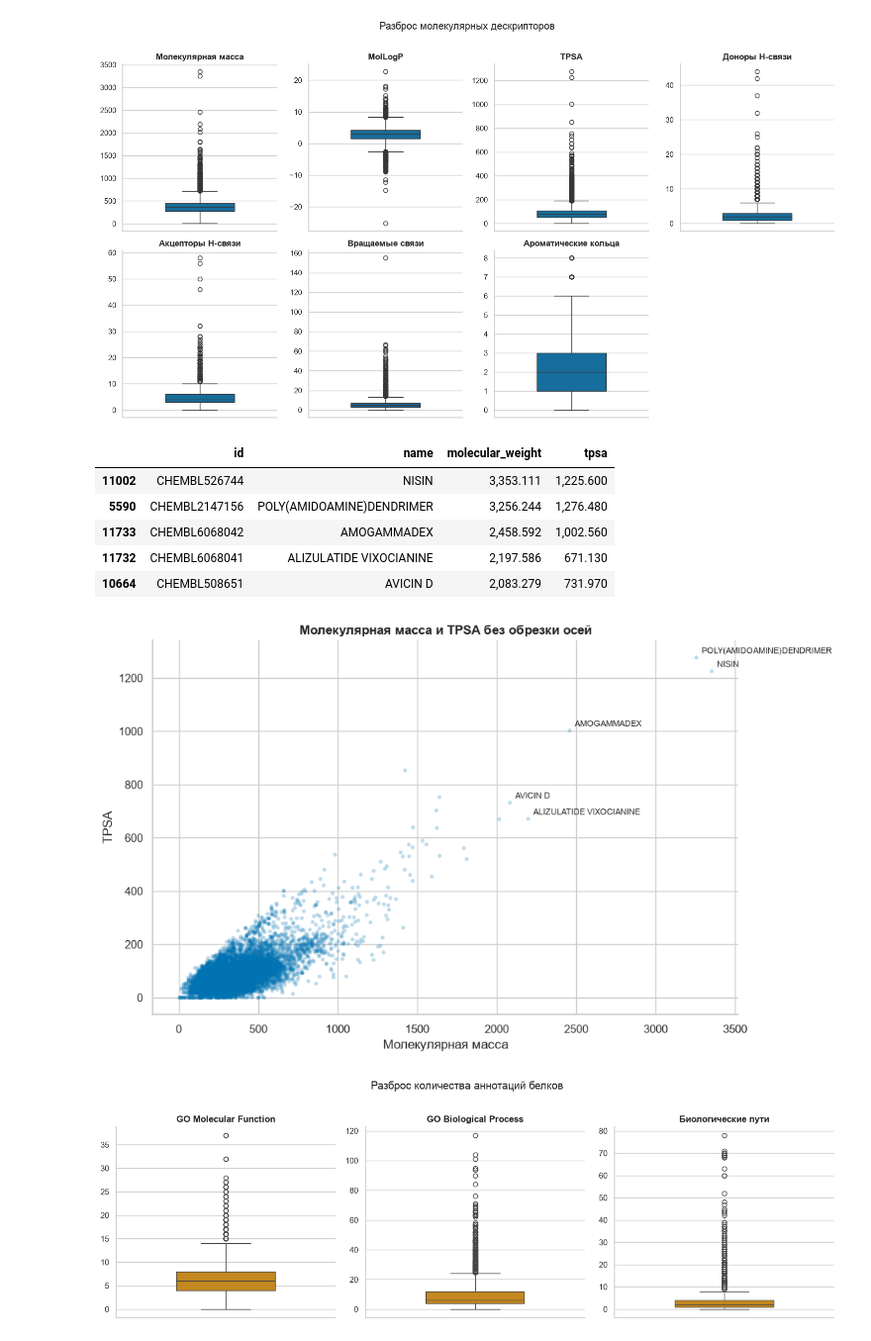
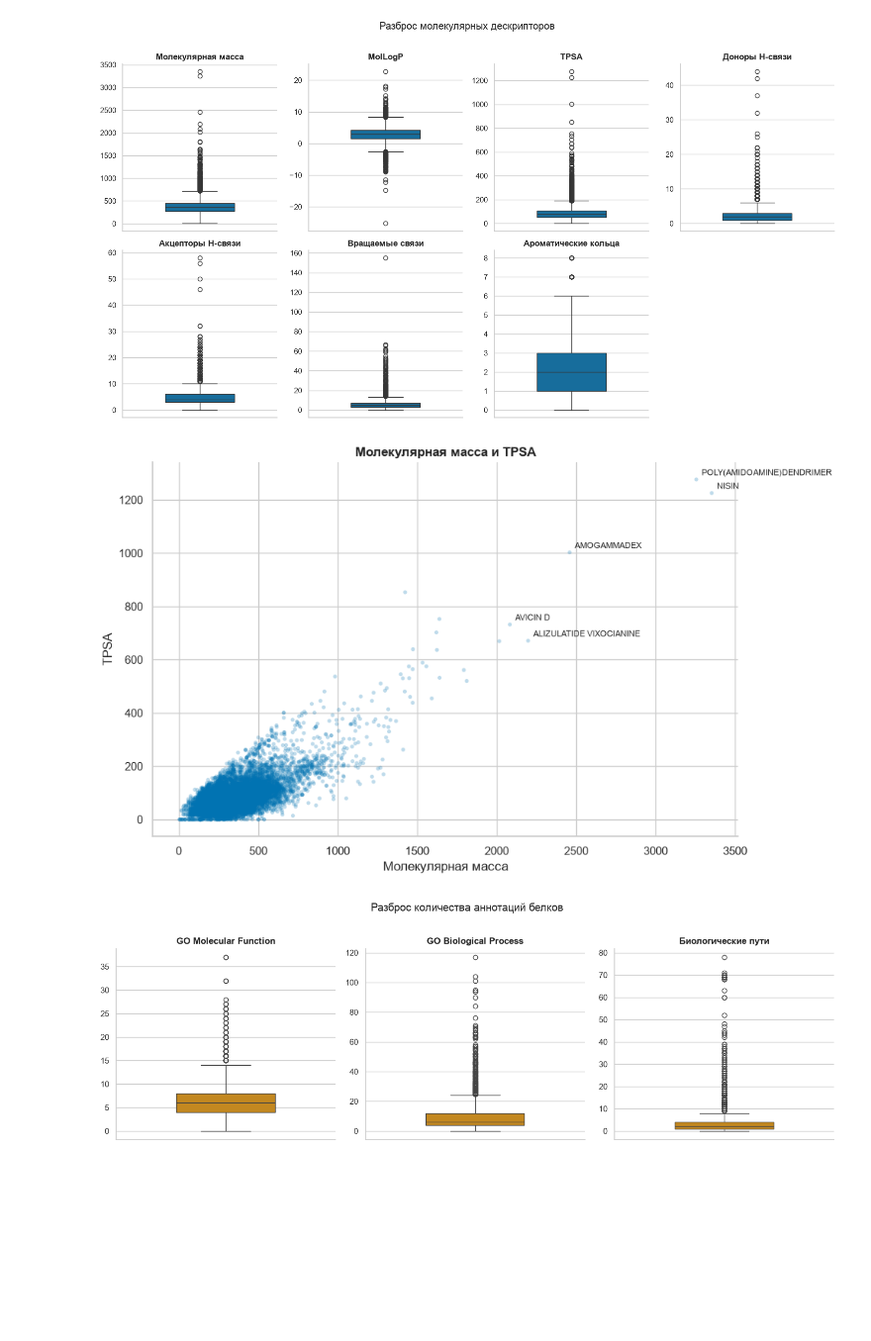
Before and after one commit to xresearch-ai/main, a Jupyter notebook: notebooks/02-eda.ipynb, the cells around one changed output. Shown at 99% size. Cells and saved outputs as stored; diff of their text form; code cells hidden in the pictures; blank space fills up the shorter version.

```diff
--- a/notebooks/02-eda.ipynb
+++ b/notebooks/02-eda.ipynb
@@ -503,37 +236,30 @@ plt.show()
 # %%
 compound_extreme_score = compounds[["molecular_weight", "tpsa"]].rank(pct=True).sum(axis=1)
 extreme_compounds = compounds.loc[
     compound_extreme_score.nlargest(5).index,
     ["id", "name", "molecular_weight", "tpsa"],
 ].sort_values("molecular_weight", ascending=False)
-display(extreme_compounds)
 
 fig, ax = plt.subplots(figsize=(10, 6))
 ax.scatter(
     compounds["molecular_weight"],
     compounds["tpsa"],
     s=14, alpha=0.25, color=sns.color_palette("colorblind")[0], edgecolors="none",
 )
 for _, row in extreme_compounds.iterrows():
     ax.annotate(
         row["name"],
         (row["molecular_weight"], row["tpsa"]),
         xytext=(5, 4), textcoords="offset points", fontsize=8,
     )
 ax.set_xlabel("Молекулярная масса")
 ax.set_ylabel("TPSA")
-ax.set_title("Молекулярная масса и TPSA без обрезки осей")
+ax.set_title("Молекулярная масса и TPSA")
 sns.despine(ax=ax)
 fig.tight_layout()
 plt.show()
 # %% [output]
-|  | id | name | molecular_weight | tpsa |
-| 11002 | CHEMBL526744 | NISIN | 3,353.111 | 1,225.600 |
-| 5590 | CHEMBL2147156 | POLY(AMIDOAMINE)DENDRIMER | 3,256.244 | 1,276.480 |
-| 11733 | CHEMBL6068042 | AMOGAMMADEX | 2,458.592 | 1,002.560 |
-| 11732 | CHEMBL6068041 | ALIZULATIDE VIXOCIANINE | 2,197.586 | 671.130 |
-| 10664 | CHEMBL508651 | AVICIN D | 2,083.279 | 731.970 |
-[figure, old version]
+[figure, new version]
 # %%
 protein_outlier_labels = {
     "n_go_functions": "GO Molecular Function",
```
Also changed, not shown: parts of 52 cells of this notebook.
